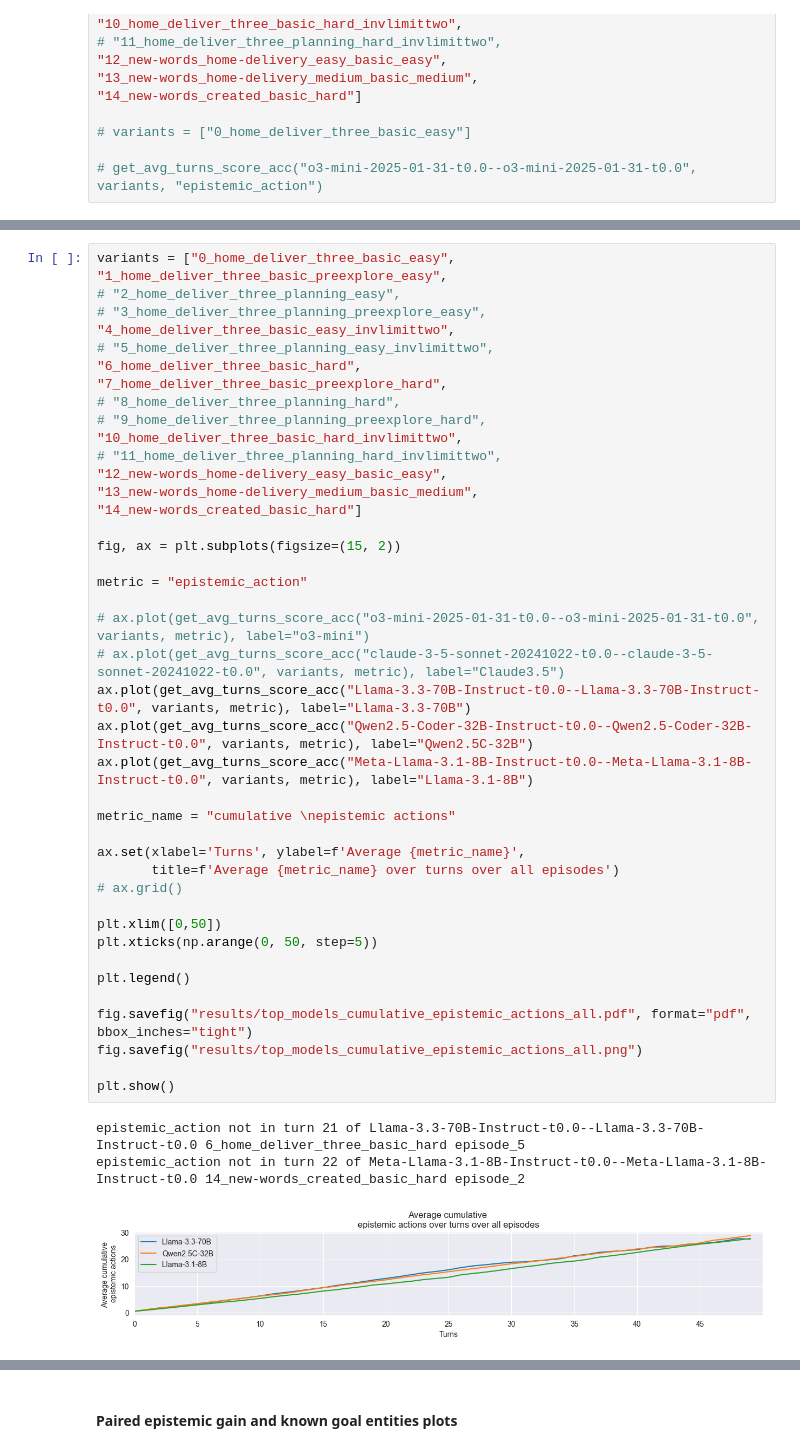
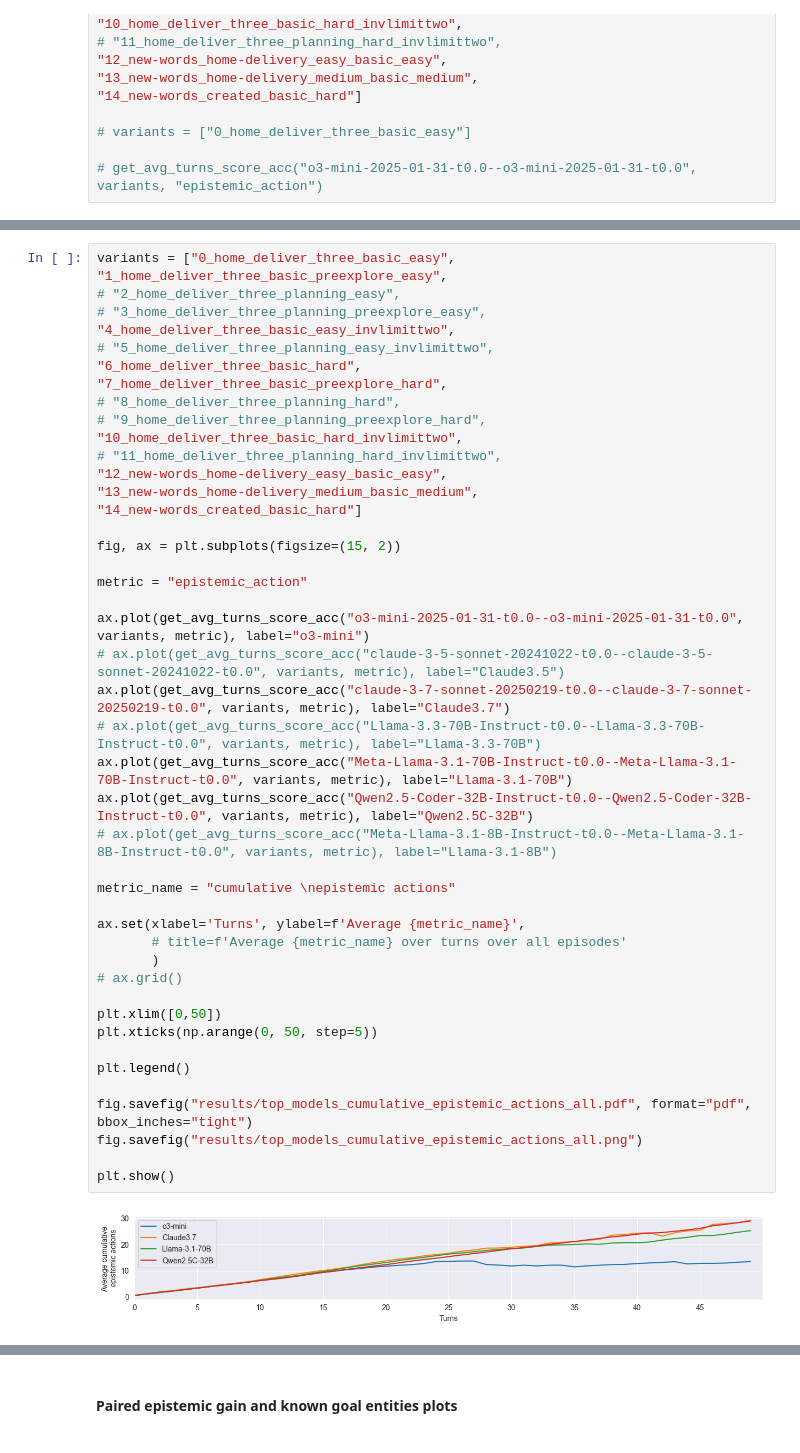
Before and after one commit to jmccardle/AdventureClemGame, a Jupyter notebook: adventuregame_eval_2_3.ipynb, the cells around one changed output, grey strips where cells are left out. Saved outputs shown, nothing was run; the diff lists cells and outputs as text.

```diff
--- a/adventuregame_eval_2_3.ipynb
+++ b/adventuregame_eval_2_3.ipynb
@@ -2083,40 +2087,41 @@ variants = ["0_home_deliver_three_basic_easy",
 # "8_home_deliver_three_planning_hard",
 # "9_home_deliver_three_planning_preexplore_hard",
 "10_home_deliver_three_basic_hard_invlimittwo",
 # "11_home_deliver_three_planning_hard_invlimittwo",
 "12_new-words_home-delivery_easy_basic_easy",
 "13_new-words_home-delivery_medium_basic_medium",
 "14_new-words_created_basic_hard"]
 
 fig, ax = plt.subplots(figsize=(15, 2))
 
 metric = "epistemic_action"
 
-# ax.plot(get_avg_turns_score_acc("o3-mini-2025-01-31-t0.0--o3-mini-2025-01-31-t0.0", variants, metric), label="o3-mini")
+ax.plot(get_avg_turns_score_acc("o3-mini-2025-01-31-t0.0--o3-mini-2025-01-31-t0.0", variants, metric), label="o3-mini")
 # ax.plot(get_avg_turns_score_acc("claude-3-5-sonnet-20241022-t0.0--claude-3-5-sonnet-20241022-t0.0", variants, metric), label="Claude3.5")
-ax.plot(get_avg_turns_score_acc("Llama-3.3-70B-Instruct-t0.0--Llama-3.3-70B-Instruct-t0.0", variants, metric), label="Llama-3.3-70B")
+ax.plot(get_avg_turns_score_acc("claude-3-7-sonnet-20250219-t0.0--claude-3-7-sonnet-20250219-t0.0", variants, metric), label="Claude3.7")
+# ax.plot(get_avg_turns_score_acc("Llama-3.3-70B-Instruct-t0.0--Llama-3.3-70B-Instruct-t0.0", variants, metric), label="Llama-3.3-70B")
+ax.plot(get_avg_turns_score_acc("Meta-Llama-3.1-70B-Instruct-t0.0--Meta-Llama-3.1-70B-Instruct-t0.0", variants, metric), label="Llama-3.1-70B")
 ax.plot(get_avg_turns_score_acc("Qwen2.5-Coder-32B-Instruct-t0.0--Qwen2.5-Coder-32B-Instruct-t0.0", variants, metric), label="Qwen2.5C-32B")
-ax.plot(get_avg_turns_score_acc("Meta-Llama-3.1-8B-Instruct-t0.0--Meta-Llama-3.1-8B-Instruct-t0.0", variants, metric), label="Llama-3.1-8B")
+# ax.plot(get_avg_turns_score_acc("Meta-Llama-3.1-8B-Instruct-t0.0--Meta-Llama-3.1-8B-Instruct-t0.0", variants, metric), label="Llama-3.1-8B")
 
 metric_name = "cumulative \nepistemic actions"
 
 ax.set(xlabel='Turns', ylabel=f'Average {metric_name}',
-       title=f'Average {metric_name} over turns over all episodes')
+       # title=f'Average {metric_name} over turns over all episodes'
+       )
 # ax.grid()
 
 plt.xlim([0,50])
 plt.xticks(np.arange(0, 50, step=5))
 
 plt.legend()
 
 fig.savefig("results/top_models_cumulative_epistemic_actions_all.pdf", format="pdf", bbox_inches="tight")
 fig.savefig("results/top_models_cumulative_epistemic_actions_all.png")
 
 plt.show()
 # %% [output]
-epistemic_action not in turn 21 of Llama-3.3-70B-Instruct-t0.0--Llama-3.3-70B-Instruct-t0.0 6_home_deliver_three_basic_hard episode_5
-epistemic_action not in turn 22 of Meta-Llama-3.1-8B-Instruct-t0.0--Meta-Llama-3.1-8B-Instruct-t0.0 14_new-words_created_basic_hard episode_2
-[figure, old version]
+[figure, new version]
 # %%
 variants = ["0_home_deliver_three_basic_easy",
 "1_home_deliver_three_basic_preexplore_easy",
```
Also changed, not shown: parts of 10 cells of this notebook.
